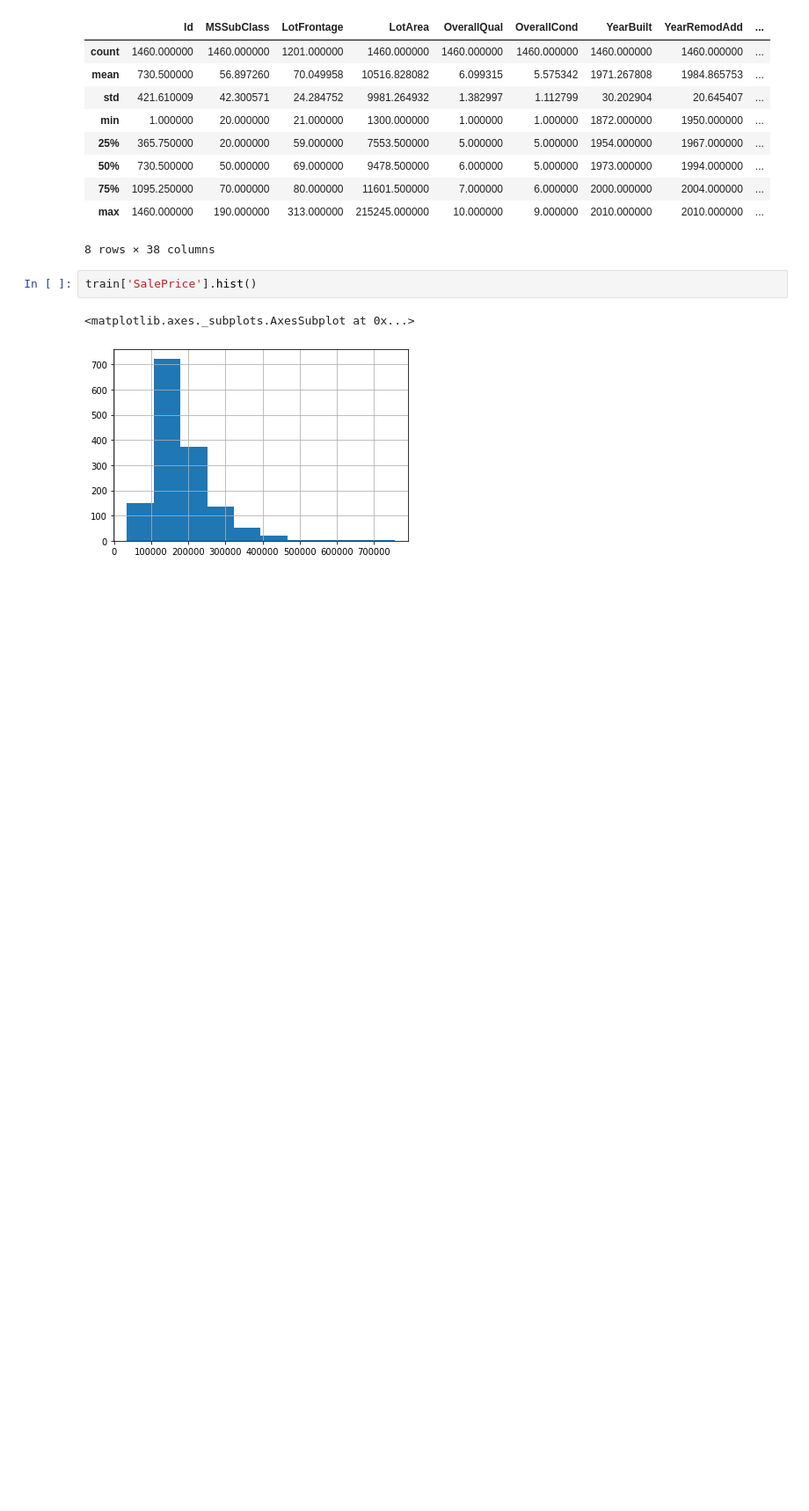
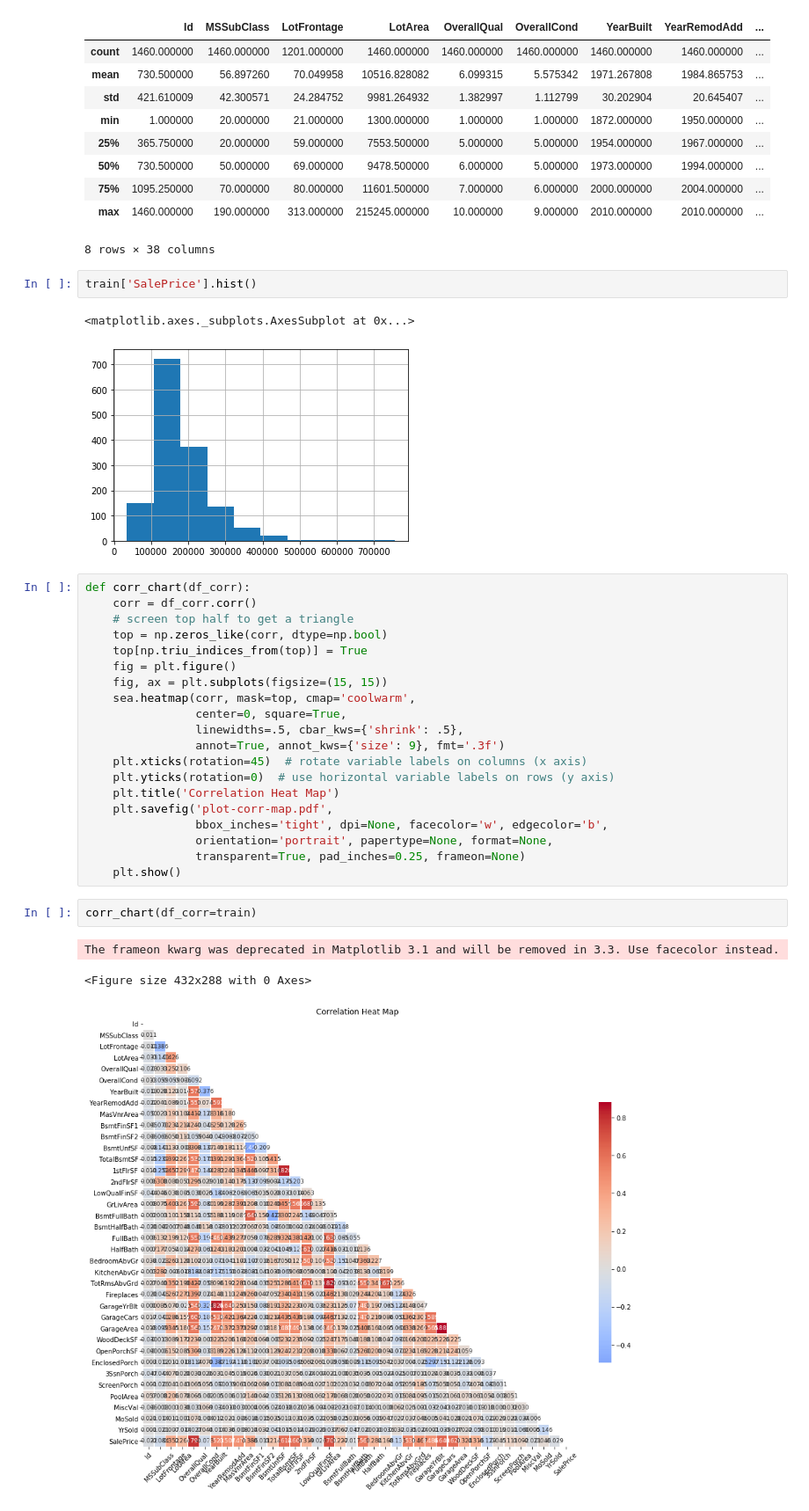
Before and after one commit to maryfae/House_Price_Predictions_Kaggle, a Jupyter notebook: HousePricePredictorM.ipynb, the cells around one changed output. Shown: that part at 88% size. Cells and saved outputs as stored; diff of their text form; blank space fills up the shorter version.

```diff
--- a/HousePricePredictorM.ipynb
+++ b/HousePricePredictorM.ipynb
@@ -55,3 +56,29 @@ train['SalePrice'].hist()
 # %% [output]
 <matplotlib.axes._subplots.AxesSubplot at 0x...>
 [figure]
+# %%
+def corr_chart(df_corr):
+    corr = df_corr.corr()
+    # screen top half to get a triangle
+    top = np.zeros_like(corr, dtype=np.bool)
+    top[np.triu_indices_from(top)] = True
+    fig = plt.figure()
+    fig, ax = plt.subplots(figsize=(15, 15))
+    sea.heatmap(corr, mask=top, cmap='coolwarm',
+                center=0, square=True,
+                linewidths=.5, cbar_kws={'shrink': .5},
+                annot=True, annot_kws={'size': 9}, fmt='.3f')
+    plt.xticks(rotation=45)  # rotate variable labels on columns (x axis)
+    plt.yticks(rotation=0)  # use horizontal variable labels on rows (y axis)
+    plt.title('Correlation Heat Map')
+    plt.savefig('plot-corr-map.pdf',
+                bbox_inches='tight', dpi=None, facecolor='w', edgecolor='b',
+                orientation='portrait', papertype=None, format=None,
+                transparent=True, pad_inches=0.25, frameon=None)
+    plt.show()
+# %%
+corr_chart(df_corr=train)
+# %% [output]
+The frameon kwarg was deprecated in Matplotlib 3.1 and will be removed in 3.3. Use facecolor instead.
+<Figure size 432x288 with 0 Axes>
+[figure, added]
```
Also changed, not shown: parts of 2 cells of this notebook, 1 other file.
